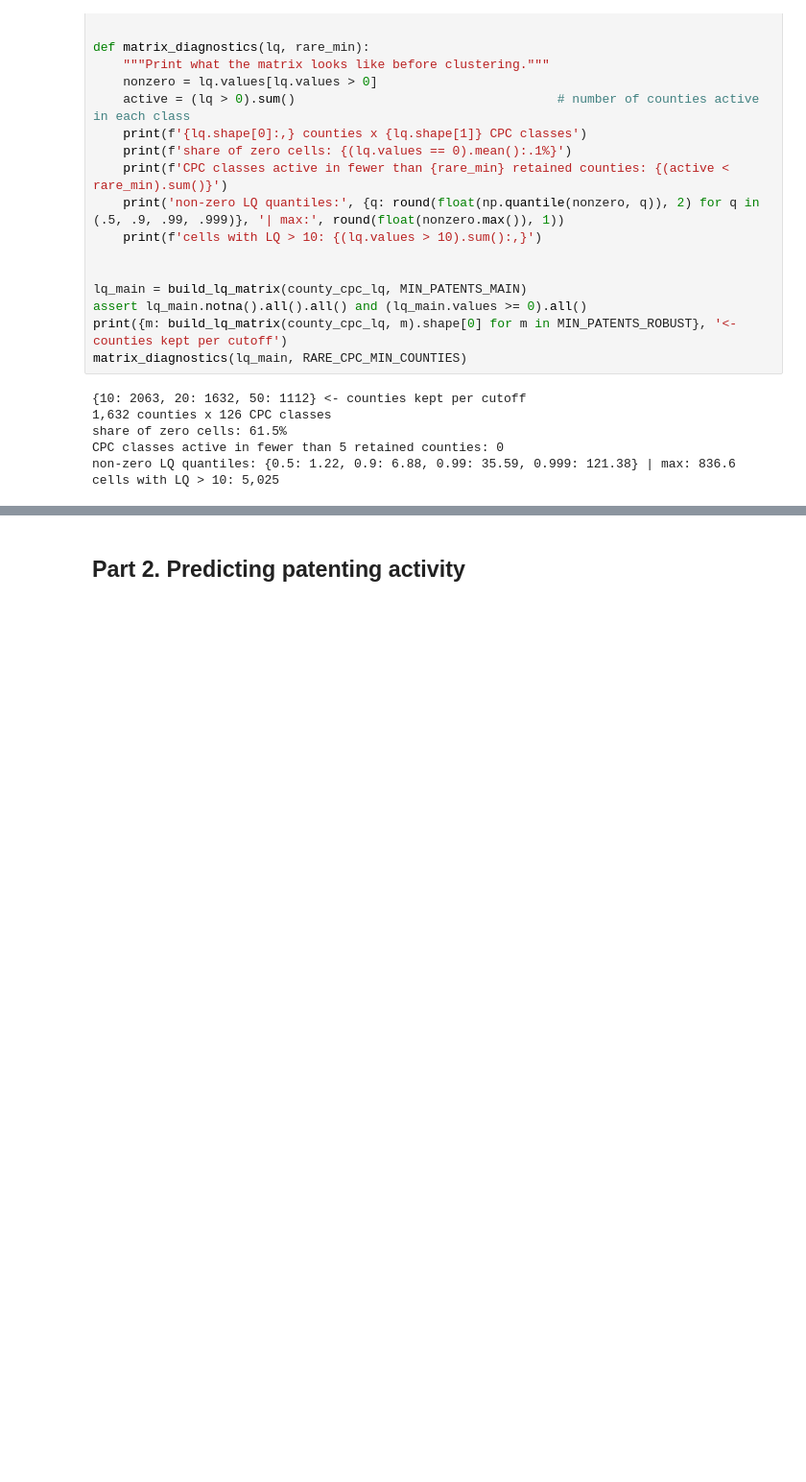
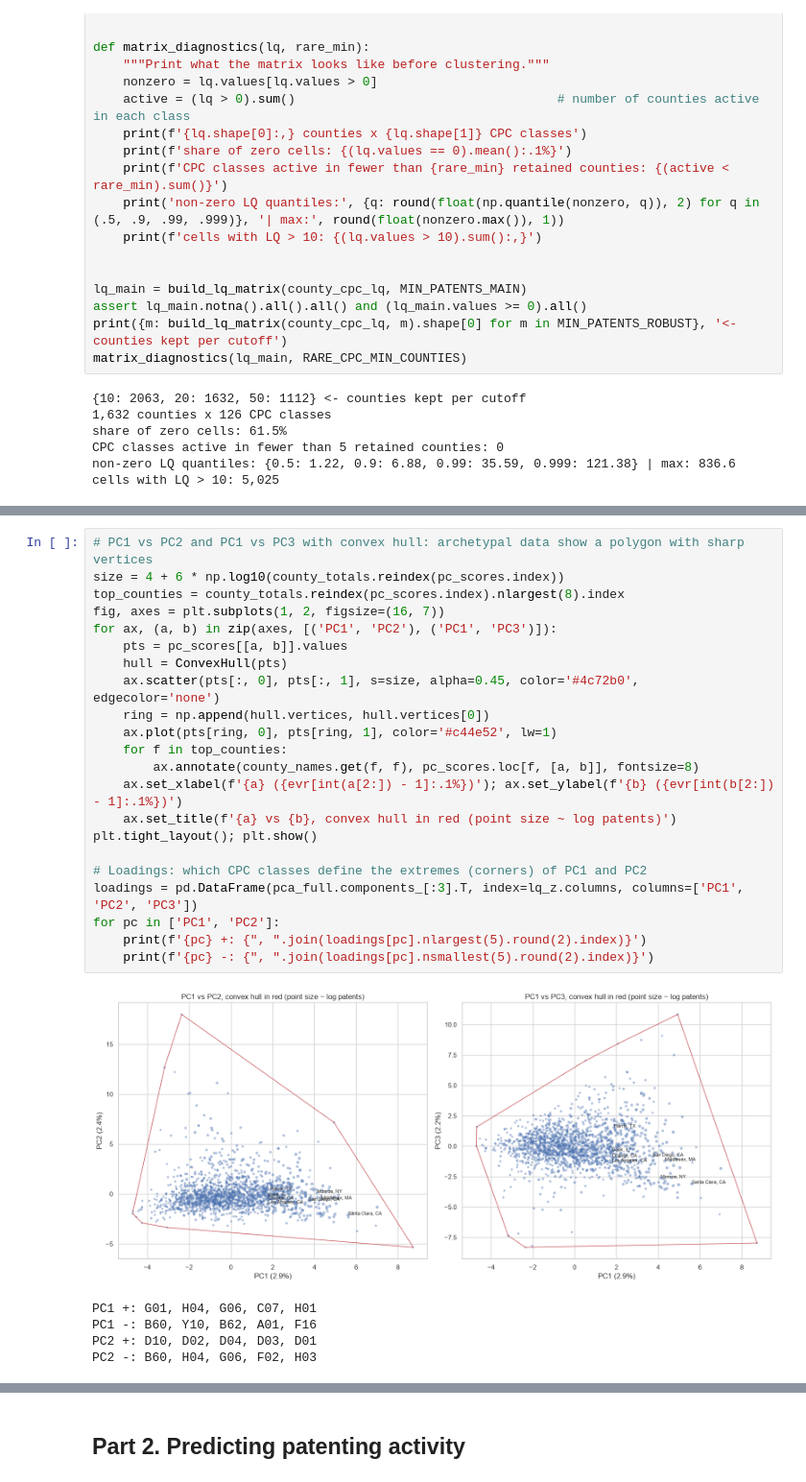
Before and after one commit to elganteDK/final_assignment_bds26_s1.1, a Jupyter notebook: f_a_bds26_v1.2.ipynb, the cells around one changed output, grey strips where cells are left out. Shown at 96% size. Drawn from its saved outputs; the diff is of its cells as text; blank space fills up the shorter version.

```diff
--- a/f_a_bds26_v1.2.ipynb
+++ b/f_a_bds26_v1.2.ipynb
@@ -776,0 +372,28 @@ High entropy / low HHI: signals breadth and resilience. Large diversified counti
+# %%
+# PC1 vs PC2 and PC1 vs PC3 with convex hull: archetypal data show a polygon with sharp vertices
+size = 4 + 6 * np.log10(county_totals.reindex(pc_scores.index))
+top_counties = county_totals.reindex(pc_scores.index).nlargest(8).index
+fig, axes = plt.subplots(1, 2, figsize=(16, 7))
+for ax, (a, b) in zip(axes, [('PC1', 'PC2'), ('PC1', 'PC3')]):
+    pts = pc_scores[[a, b]].values
+    hull = ConvexHull(pts)
+    ax.scatter(pts[:, 0], pts[:, 1], s=size, alpha=0.45, color='#4c72b0', edgecolor='none')
+    ring = np.append(hull.vertices, hull.vertices[0])
+    ax.plot(pts[ring, 0], pts[ring, 1], color='#c44e52', lw=1)
+    for f in top_counties:
+        ax.annotate(county_names.get(f, f), pc_scores.loc[f, [a, b]], fontsize=8)
+    ax.set_xlabel(f'{a} ({evr[int(a[2:]) - 1]:.1%})'); ax.set_ylabel(f'{b} ({evr[int(b[2:]) - 1]:.1%})')
+    ax.set_title(f'{a} vs {b}, convex hull in red (point size ~ log patents)')
+plt.tight_layout(); plt.show()
+
+# Loadings: which CPC classes define the extremes (corners) of PC1 and PC2
+loadings = pd.DataFrame(pca_full.components_[:3].T, index=lq_z.columns, columns=['PC1', 'PC2', 'PC3'])
+for pc in ['PC1', 'PC2']:
+    print(f'{pc} +: {", ".join(loadings[pc].nlargest(5).round(2).index)}')
+    print(f'{pc} -: {", ".join(loadings[pc].nsmallest(5).round(2).index)}')
+# %% [output]
+[figure, added]
+PC1 +: G01, H04, G06, C07, H01
+PC1 -: B60, Y10, B62, A01, F16
+PC2 +: D10, D02, D04, D03, D01
+PC2 -: B60, H04, G06, F02, H03
```
Also changed, not shown: parts of 83 cells of this notebook, 3 other files.
